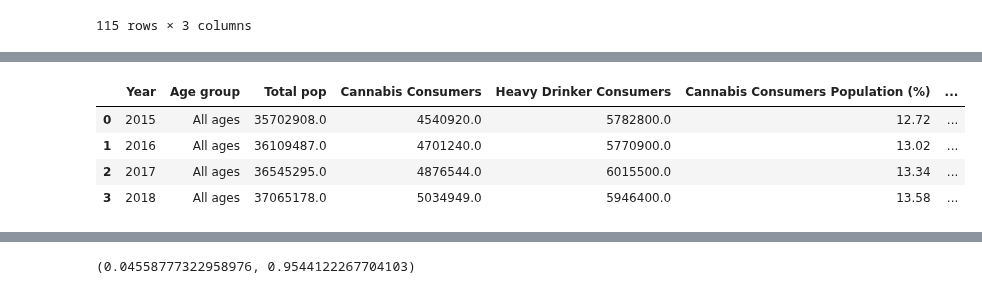
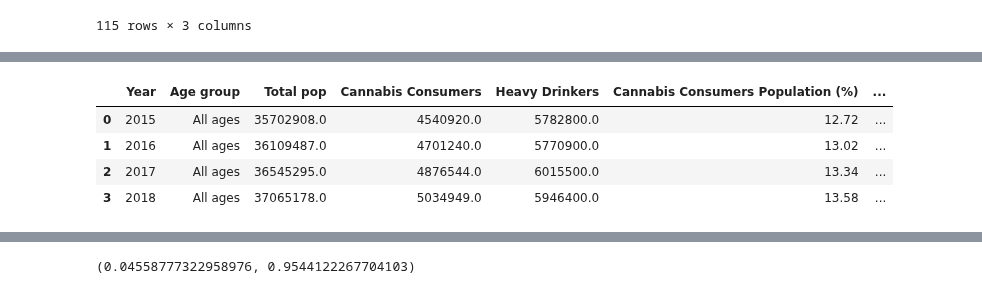
Before and after one commit to MattDavies1/Data-Bootcamp-Project, a Jupyter notebook: alc_cannabis_consumption.ipynb, the cells around one changed output, grey strips where cells are left out. Cells and saved outputs as stored; diff of their text form; code cells hidden in the pictures.

```diff
--- a/alc_cannabis_consumption.ipynb
+++ b/alc_cannabis_consumption.ipynb
@@ -282,6 +281,6 @@ reduced_pop = df4.loc[(df4["Year"]!=2019)&
                      (df4["Age group"]=="All ages"),:]
 merge2_df = pd.merge(reduced_pop,total_df,on="Year",how="outer")
 merge3_df = pd.merge(merge2_df,total,on="Year",how="outer")
-merge3_df = merge3_df.rename(columns={"Value":"Cannabis Consumers","Number of People":"Heavy Drinker Consumers"})
+merge3_df = merge3_df.rename(columns={"Value":"Cannabis Consumers","Number of People":"Heavy Drinkers"})
 merge3_df
 # %% [output]
@@ -292,10 +291,10 @@ merge3_df
 | 3 | 2018 | All ages | 37065178.0 | 5034949.0 | 5946400.0 |
 # %%
 merge3_df["Cannabis Consumers Population (%)"] = round((merge3_df["Cannabis Consumers"]/merge3_df["Total pop"])*100,2)
-merge3_df["Heavy Drinkers Consumers Population (%)"] = round((merge3_df["Heavy Drinker Consumers"]/merge3_df["Total pop"])*100,2)
+merge3_df["Heavy Drinkers Population (%)"] = round((merge3_df["Heavy Drinkers"]/merge3_df["Total pop"])*100,2)
 merge3_df
 # %% [output]
-|  | Year | Age group | Total pop | Cannabis Consumers | Heavy Drinker Consumers | Cannabis Consumers Population (%) | ... |
+|  | Year | Age group | Total pop | Cannabis Consumers | Heavy Drinkers | Cannabis Consumers Population (%) | ... |
 | 0 | 2015 | All ages | 35702908.0 | 4540920.0 | 5782800.0 | 12.72 | ... |
 | 1 | 2016 | All ages | 36109487.0 | 4701240.0 | 5770900.0 | 13.02 | ... |
 | 2 | 2017 | All ages | 36545295.0 | 4876544.0 | 6015500.0 | 13.34 | ... |
```
Also changed, not shown: parts of 8 cells of this notebook, 3 other files.
